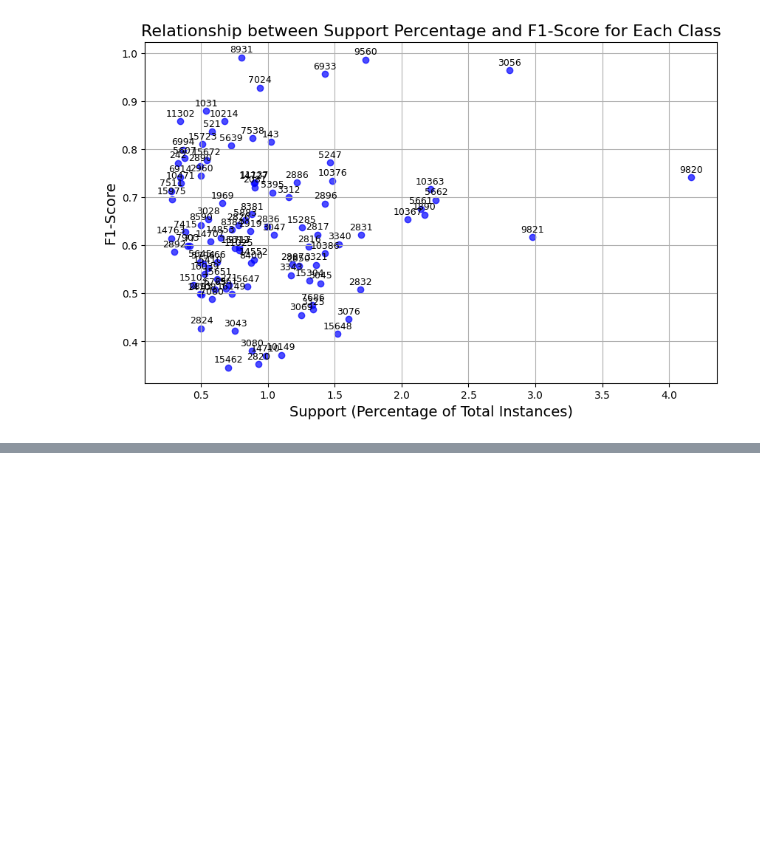
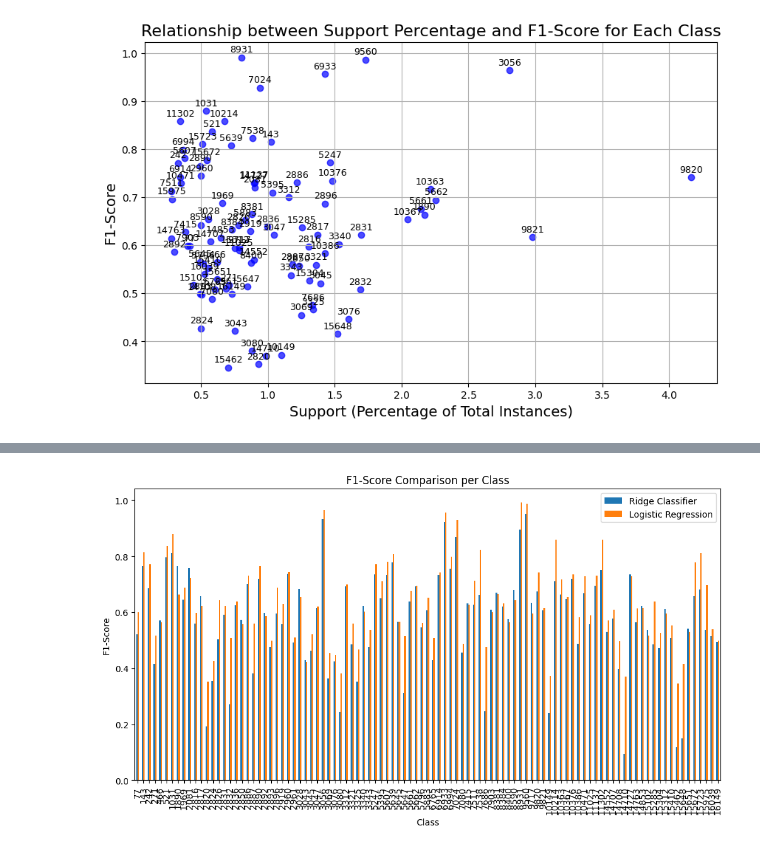
Before and after one commit to necois/mirakl, a Jupyter notebook: data_exploration.ipynb, the cells around one changed output, grey strips where cells are left out. Drawn from its saved outputs; the diff is of its cells as text; code cells hidden in the pictures; blank space fills up the shorter version.

```diff
--- a/data_exploration.ipynb
+++ b/data_exploration.ipynb
@@ -297,8 +314,7 @@ Baseline linear model ->
 # %%
-from typing import Tuple, Optional
+from typing import Tuple
 from sklearn.metrics import classification_report
 from sklearn.linear_model import RidgeClassifier, LogisticRegression
-from sklearn.tree import DecisionTreeClassifier
 
 def get_classification_report_df(model, X: pd.DataFrame, y: pd.Series) -> pd.DataFrame:
     y_pred = model.predict(X)
@@ -346,8 +362,7 @@ def plot_f1_vs_support_percentage(df_report: pd.DataFrame) -> None:
     plt.grid(True)
     plt.show()
 
-def compare_f1_scores(report_dict1: pd.DataFrame, report_dict2: pd.DataFrame,
-                      model1_name: str, model2_name: str) -> None:
+def compare_f1_scores(report_dict1: pd.DataFrame, report_dict2: pd.DataFrame, model1_name: str, model2_name: str) -> None:
     # Convert classification report dictionaries to DataFrames
     df1 = report_dict1.drop(['accuracy', 'macro avg', 'weighted avg'], errors='ignore')
     df2 = report_dict2.drop(['accuracy', 'macro avg', 'weighted avg'], errors='ignore')
@@ -424,0 +448,4 @@ plot_f1_vs_support_percentage(dt_clf_validation_report_df)
+# %%
+compare_f1_scores(ridge_clf_validation_report_df, log_reg_validation_report_df, model1_name="Ridge Classifier", model2_name="Logistic Regression")
+# %% [output]
+[figure, added]
```
Also changed, not shown: parts of 6 cells of this notebook.
